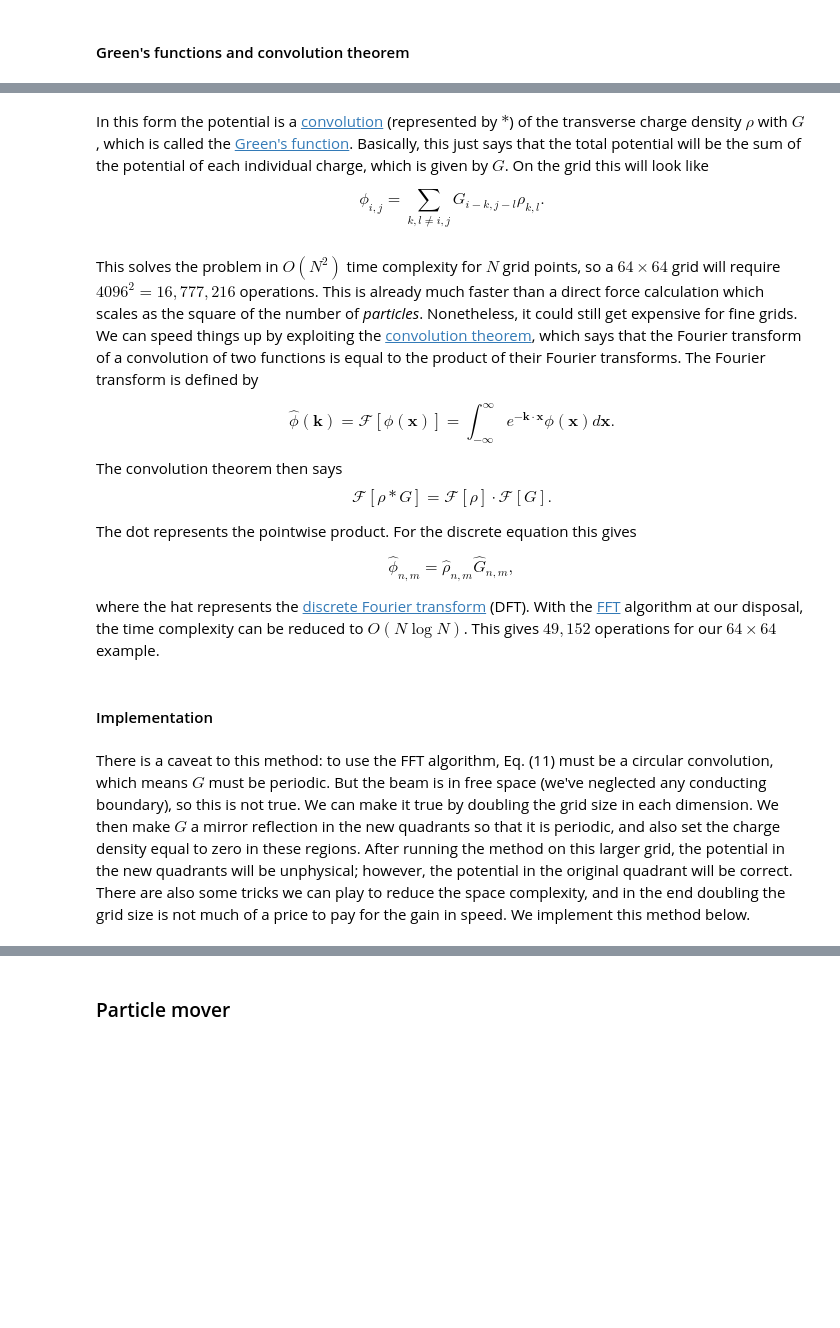
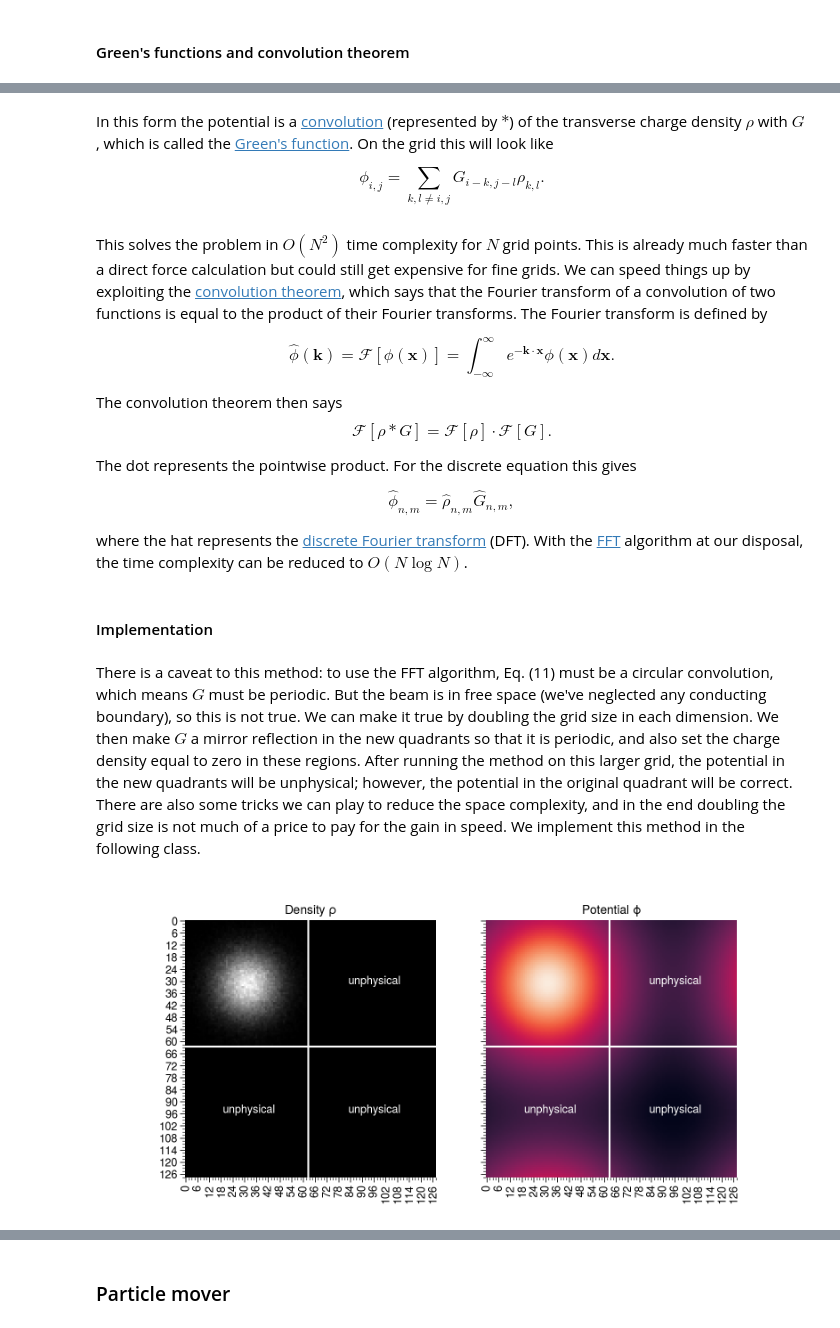
Before and after one commit to austin-hoover/blog_old, a Jupyter notebook: _notebooks/2021-02-15-PIC.ipynb, the cells around one changed output, grey strips where cells are left out. Drawn from its saved outputs; the diff is of its cells as text; code cells hidden in the pictures; blank space fills up the shorter version.

```diff
--- a/_notebooks/2021-02-15-PIC.ipynb
+++ b/_notebooks/2021-02-15-PIC.ipynb
@@ -410,11 +501,11 @@ Note that $\mathbf{q}$ is just a dummy variable; usually a prime is used, but we
 
 $$ \phi(\mathbf{x}) = \int{G(\mathbf{x} - \mathbf{q})\rho(\mathbf{q})d\mathbf{q}} = G(\mathbf{x}) * \rho(\mathbf{x}). \tag{9}$$
 # %% [markdown]
-In this form the potential is a [convolution](https://en.wikipedia.org/wiki/Convolution) (represented by $*$) of the transverse charge density $\rho$ with $G$, which is called the [Green's function](https://en.wikipedia.org/wiki/Green%27s_function). Basically, this just says that the total potential will be the sum of the potential of each individual charge, which is given by $G$. On the grid this will look like
+In this form the potential is a [convolution](https://en.wikipedia.org/wiki/Convolution) (represented by $*$) of the transverse charge density $\rho$ with $G$, which is called the [Green's function](https://en.wikipedia.org/wiki/Green%27s_function). On the grid this will look like
 
 $$ \phi_{i, j} = \sum_{k,l \ne i,j}{G_{i-k, j-l} \rho_{k, l}}. \tag{11}$$
 # %% [markdown]
-This solves the problem in $O(N^2)$ time complexity for $N$ grid points, so a $64 \times 64$ grid will require $4096^2 = 16,777,216$ operations. This is already much faster than a direct force calculation which scales as the square of the number of *particles*. Nonetheless, it could still get expensive for fine grids. We can speed things up by exploiting the [convolution theorem](https://en.wikipedia.org/wiki/Convolution_theorem), which says that the Fourier transform of a convolution of two functions is equal to the product of their Fourier transforms. The Fourier transform is defined by
+This solves the problem in $O(N^2)$ time complexity for $N$ grid points. This is already much faster than a direct force calculation but could still get expensive for fine grids. We can speed things up by exploiting the [convolution theorem](https://en.wikipedia.org/wiki/Convolution_theorem), which says that the Fourier transform of a convolution of two functions is equal to the product of their Fourier transforms. The Fourier transform is defined by
 
 $$\hat{\phi}(\mathbf{k})= \mathcal{F}\left[\phi(\mathbf{x})\right] = \int_{-\infty}^{\infty}{e^{-\mathbf{k}\cdot\mathbf{x}} \phi(\mathbf{x}) d\mathbf{x}}. \tag{12}$$
 
@@ -425,9 +516,9 @@ The dot represents the pointwise product. For the discrete equation this gives
 
 $$\hat{\phi}_{n, m} = \hat{\rho}_{n, m} \hat{G}_{n, m}, \tag{14}$$
 
-where the hat represents the [discrete Fourier transform](https://en.wikipedia.org/wiki/Discrete_Fourier_transform) (DFT). With the [FFT](https://en.wikipedia.org/wiki/Fast_Fourier_transform) algorithm at our disposal, the time complexity can be reduced to $O\left(N \log N\right)$. This gives $49,152$ operations for our $64 \times 64$ example.
+where the hat represents the [discrete Fourier transform](https://en.wikipedia.org/wiki/Discrete_Fourier_transform) (DFT). With the [FFT](https://en.wikipedia.org/wiki/Fast_Fourier_transform) algorithm at our disposal, the time complexity can be reduced to $O\left(N \log N\right)$.
 # %% [markdown]
 #### Implementation
 # %% [markdown]
-There is a caveat to this method: to use the FFT algorithm, Eq. (11) must be a circular convolution, which means $G$ must be periodic. But the beam is in free space (we've neglected any conducting boundary), so this is not true. We can make it true by doubling the grid size in each dimension. We then make $G$ a mirror reflection in the new quadrants so that it is periodic, and also set the charge density equal to zero in these regions. After running the method on this larger grid, the potential in the new quadrants will be unphysical; however, the potential in the original quadrant will be correct. There are also some tricks we can play to reduce the space complexity, and in the end doubling the grid size is not much of a price to pay for the gain in speed. We implement this method below.
+There is a caveat to this method: to use the FFT algorithm, Eq. (11) must be a circular convolution, which means $G$ must be periodic. But the beam is in free space (we've neglected any conducting boundary), so this is not true. We can make it true by doubling the grid size in each dimension. We then make $G$ a mirror reflection in the new quadrants so that it is periodic, and also set the charge density equal to zero in these regions. After running the method on this larger grid, the potential in the new quadrants will be unphysical; however, the potential in the original quadrant will be correct. There are also some tricks we can play to reduce the space complexity, and in the end doubling the grid size is not much of a price to pay for the gain in speed. We implement this method in the following class.
 # %%
@@ -483,9 +579,15 @@ class PoissonSolver:
-# %%
-solver = PoissonSolver(grid)
-phi = solver.get_potential(rho)
-phi *= bunch.line_density / (2 * np.pi * 8.8542e-12)
-
-fig, ax = plot.subplots(figsize=(3, 3))
-ax.contourf(*np.meshgrid(grid.x, grid.y), phi.T, cmap='Blues')
-ax.format(xlabel='x [mm]', ylabel='y [mm]')
+# %%
+solver = PoissonSolver(grid)
+phi = solver.get_potential(rho, bunch.line_charge_density)
+
+fig, axes = plt.subplots(ncols=2, figsize=(8, 3.75), sharey=True, sharex=True)
+sns.heatmap(solver.rho.T, ax=axes[0], cmap='binary_r', cbar=False)
+sns.heatmap(solver.phi.T, ax=axes[1], cbar=False)
+for ax in axes:
+    ax.axvline(63, c='w'); ax.axhline(63, c='w')
+    for xy in [(0.65, 0.75), (0.15, 0.25), (0.65, 0.25)]:
+        ax.annotate('unphysical', xy=xy, xycoords='axes fraction', c='w')
+myplt.set_labels(axes, [r'Density $\rho$', r'Potential $\phi$'], 'title')
+# %% [output]
+[figure, added]
 # %% [markdown]
```
Also changed, not shown: parts of 44 cells of this notebook, 1 other file.
